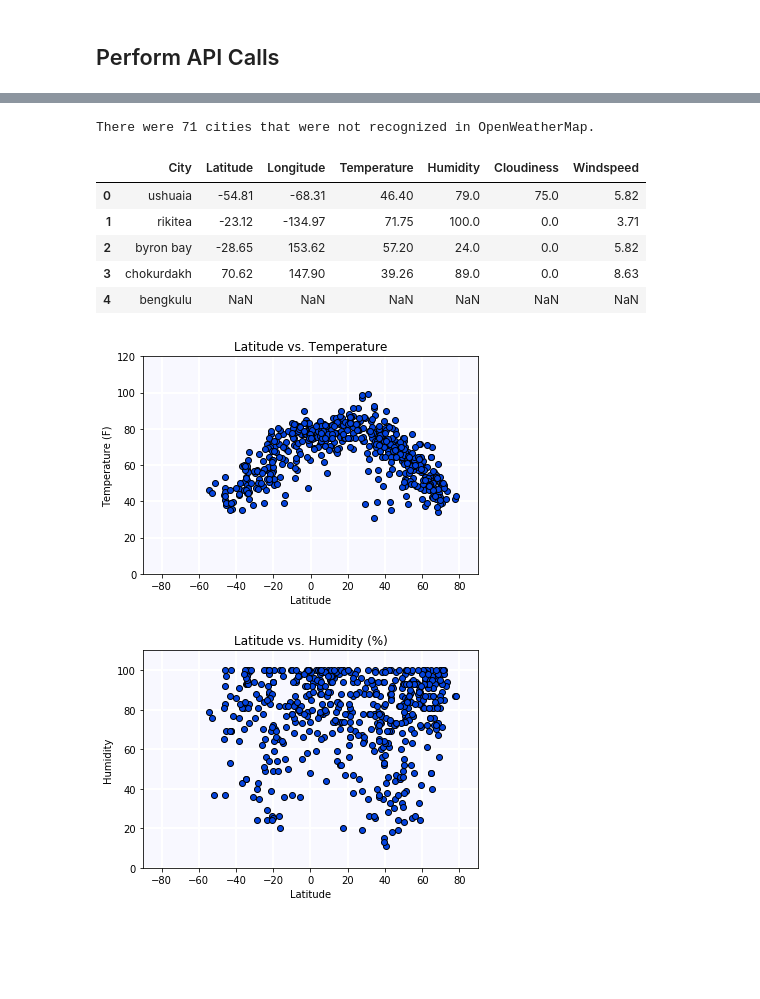
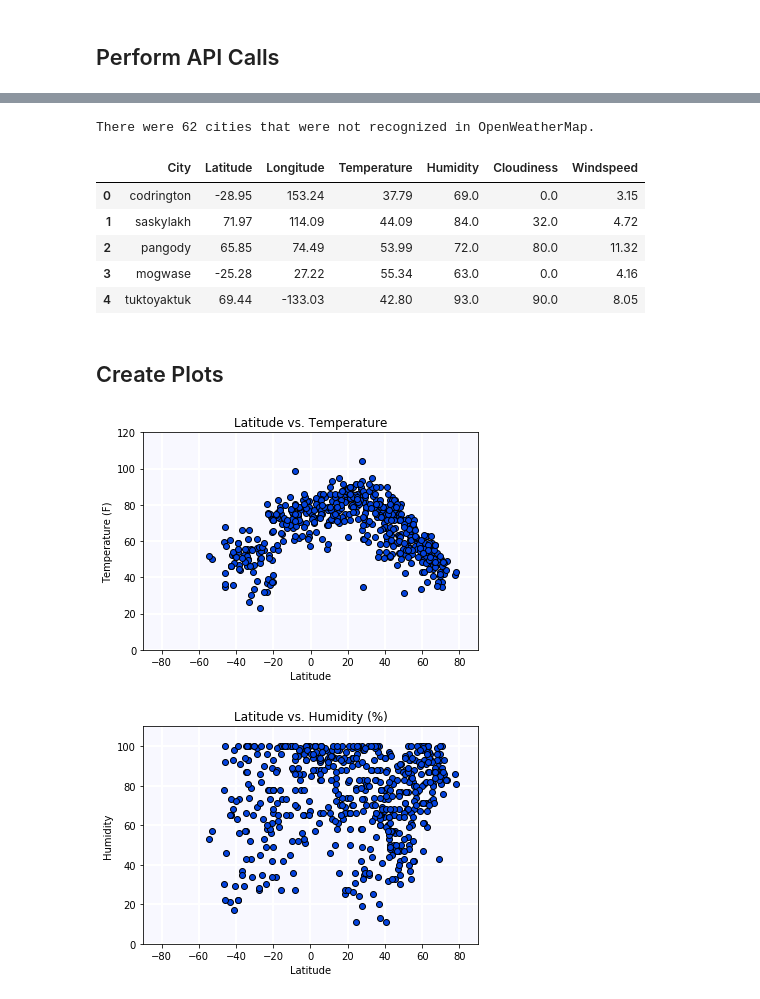
Before and after one commit to bowielh/06_Python_API, a Jupyter notebook: WeatherPy.ipynb, the cells around one changed output, grey strips where cells are left out. Drawn from its saved outputs; the diff is of its cells as text; code cells hidden in the pictures; blank space fills up the shorter version.

Commit message:
Update plots, add code comments observable trends.

```diff
--- a/WeatherPy.ipynb
+++ b/WeatherPy.ipynb
@@ -52,32 +52,38 @@ api_key = api_keys.api_key
 # Starting URL for Weather Map API Call
 url = "http://api.openweathermap.org/data/2.5/weather?units=Imperial&APPID=" + api_key
 
-# Loop through each city to generate data and call log
-
-# Intialize lists
+# Intialize variables
 latitude = []
 longitude = []
 temperature = []
 humidity = []
 cloudiness = []
 windspeed = []
+error_count = 0
 
-error_count = 0
+# Loop through each city to generate data and call log
 for city in cities:
 
+    # Print call log notification
     print('Processing record ' + str(cities.index(city)) + ' of Set 1 | ' + city)
     print(url + '&q=' + city)
 
+    # Try / Except to prevent unidentified cities from stopping code
     try:
+        # API call
         data = requests.get(url + '&q=' + city).json()
+
+        # Create lists
         latitude.append(data['coord']['lat'])
         longitude.append(data['coord']['lon'])
-        temperature.append(data['main']['temp'])
+        temperature.append(data['main']['temp_max'])
         humidity.append(data['main']['humidity'])
         cloudiness.append(data['clouds']['all'])
         windspeed.append(data['wind']['speed'])
 
     except KeyError:
+        # If error, increment error count and append NaN values
+
         error_count += 1
         latitude.append(np.nan)
         longitude.append(np.nan)
@@ -106,8 +112,8 @@ http://api.openweathermap.org/data/2.5/weather?units=Imperial&APPID=d307c5207de3
 # %%
-# Create dataframe from data
-
+# Print notification of API call errors
 print('There were ' + str(error_count) + ' cities that were not recognized in OpenWeatherMap.')
 
+# Create dataframe from data
 data_df = pd.DataFrame({'City': cities,
                        'Latitude': latitude,
                        'Longitude': longitude,
@@ -119,11 +125,11 @@ data_df = pd.DataFrame({'City': cities,
 
 data_df.head()
 # %% [output]
-There were 71 cities that were not recognized in OpenWeatherMap.
+There were 62 cities that were not recognized in OpenWeatherMap.
 |  | City | Latitude | Longitude | Temperature | Humidity | Cloudiness | Windspeed |
-| 0 | ushuaia | -54.81 | -68.31 | 46.40 | 79.0 | 75.0 | 5.82 |
-| 1 | rikitea | -23.12 | -134.97 | 71.75 | 100.0 | 0.0 | 3.71 |
-| 2 | byron bay | -28.65 | 153.62 | 57.20 | 24.0 | 0.0 | 5.82 |
-| 3 | chokurdakh | 70.62 | 147.90 | 39.26 | 89.0 | 0.0 | 8.63 |
-| 4 | bengkulu | NaN | NaN | NaN | NaN | NaN | NaN |
+| 0 | codrington | -28.95 | 153.24 | 37.79 | 69.0 | 0.0 | 3.15 |
+| 1 | saskylakh | 71.97 | 114.09 | 44.09 | 84.0 | 32.0 | 4.72 |
+| 2 | pangody | 65.85 | 74.49 | 53.99 | 72.0 | 80.0 | 11.32 |
+| 3 | mogwase | -25.28 | 27.22 | 55.34 | 63.0 | 0.0 | 4.16 |
+| 4 | tuktoyaktuk | 69.44 | -133.03 | 42.80 | 93.0 | 90.0 | 8.05 |
 # %%
@@ -131,37 +137,49 @@ There were 71 cities that were not recognized in OpenWeatherMap.
 data_df = data_df.loc[data_df.notna().all(axis = 'columns') == True]
+# %% [markdown]
+## Create Plots
 # %%
 # Latitude vs. Temperature plot
-fig = plt.figure()
-ax = plt.axes()
 
-ax.plot(data_df['Latitude'], data_df['Temperature'], marker = 'o', color = 'xkcd:blue', ls = 'None', markeredgecolor = 'k')
-ax.set_facecolor('ghostwhite')
+# Create fig and ax
+figt = plt.figure()
+axt = plt.axes()
 
-ax.set(title = 'Latitude vs. Temperature',
+# Use plot, not scatterplot, for efficiency and performance
+axt.plot(data_df['Latitude'], data_df['Temperature'], marker = 'o', color = 'xkcd:blue', ls = 'None', markeredgecolor = 'k')
+
+# Set plot characteristics
+axt.set_facecolor('ghostwhite')
+axt.set(title = 'Latitude vs. Temperature',
        ylabel = 'Temperature (F)',
        xlabel = 'Latitude',
        ylim = (0, 120), xlim = (-90, 90))
-ax.grid(color = 'white', linewidth = 2)
+axt.grid(color = 'white', linewidth = 2)
 
+# Save figure
 plt.savefig('Lat_vs_Temp')
 # %% [output]
-[figure, old version]
+[figure, new version]
 # %%
 # Latitude vs. Humidity plot
-fig = plt.figure()
-ax = plt.axes()
 
-ax.plot(data_df['Latitude'], data_df['Humidity'], marker = 'o', color = 'xkcd:blue', ls = 'None', markeredgecolor = 'k')
-ax.set_facecolor('ghostwhite')
+# Create fig and ax
+figh = plt.figure()
+axh = plt.axes()
 
-ax.set(title = 'Latitude vs. Humidity (%)',
+# Use plot, not scatterplot, for efficiency and performance
+axh.plot(data_df['Latitude'], data_df['Humidity'], marker = 'o', color = 'xkcd:blue', ls = 'None', markeredgecolor = 'k')
+
+# Set plot characteristics
+axh.set_facecolor('ghostwhite')
+axh.set(title = 'Latitude vs. Humidity (%)',
        ylabel = 'Humidity',
        xlabel = 'Latitude',
        ylim = (0, 110), xlim = (-90, 90))
-ax.grid(color = 'white', linewidth = 2)
+axh.grid(color = 'white', linewidth = 2)
 
-plt.savefig('Lat_vs_Temp')
+# Save figure
+plt.savefig('Lat_vs_Humid')
 # %% [output]
-[figure, old version]
+[figure, new version]
 # %%
 # Latitude vs. Cloudiness plot
```
Also changed, not shown: parts of 7 cells of this notebook, 4 other files.
